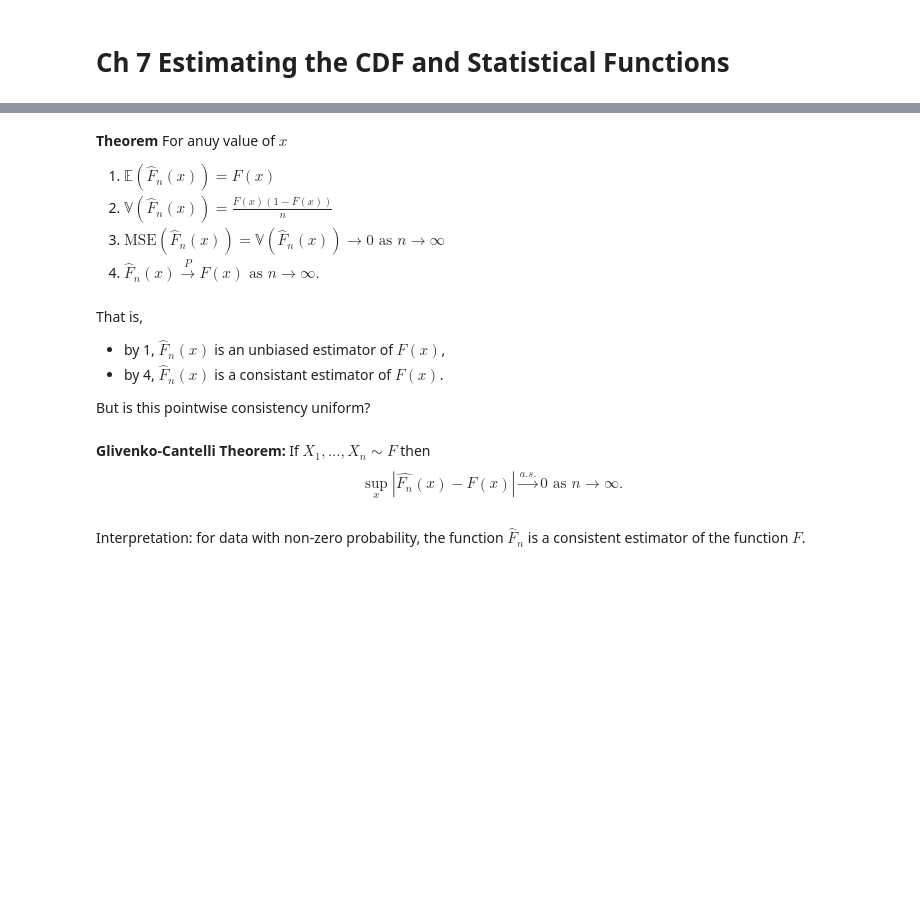
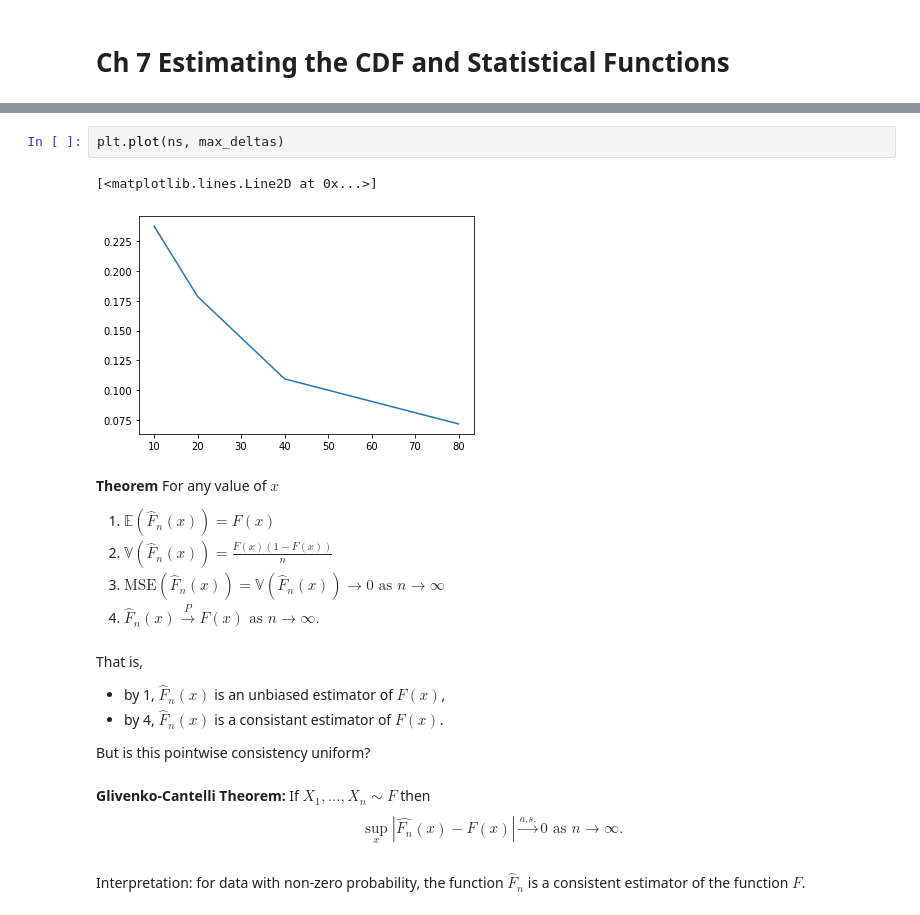
Before and after one commit to davidcherney/Wasserman_notes, a Jupyter notebook: notes_part_II.ipynb, the cells around one changed output, grey strips where cells are left out. Drawn from its saved outputs; the diff is of its cells as text; blank space fills up the shorter version.

```diff
--- a/notes_part_II.ipynb
+++ b/notes_part_II.ipynb
@@ -268,5 +356,10 @@ $$
+# %%
+plt.plot(ns, max_deltas)
+# %% [output]
+[<matplotlib.lines.Line2D at 0x...>]
+[figure, added]
 # %% [markdown]
-**Theorem** For anuy value of $x$
+**Theorem** For any value of $x$
 1. $\mathbb{E} \left(\hat F_n(x)\right) = F(x)$
 2. $\mathbb{V} \left(\hat F_n(x)\right) = \frac{F(x)(1-F(x))}{n}$
 3. $\text{MSE}\left( \hat F_n(x)\right) = \mathbb{V} \left(\hat F_n(x)\right)
@@ -280,7 +373,7 @@ That is,
 But is this pointwise consistency uniform?
 # %% [markdown]
 **Glivenko-Cantelli Theorem:** If $X_1,...,X_n \sim F$ then
-$$\sup\limits_x | \hat{F_n}(x) - F (x)| \stackrel{a.s.}{\to} 0 \text{ as } n\to\infty.$$
+$$\sup\limits_x \left| \hat{F_n}(x) - F (x)\right| \stackrel{a.s.}{\to} 0 \text{ as } n\to\infty.$$
 # %% [markdown]
 Interpretation: for data with non-zero probability, the function $\hat F_n$ is a consistent estimator of the function $F$.
 # %% [markdown]
```
Also changed, not shown: parts of 45 cells of this notebook, 1 other file.
